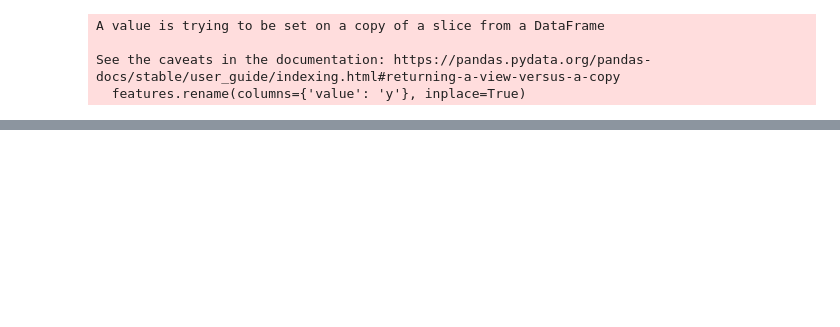
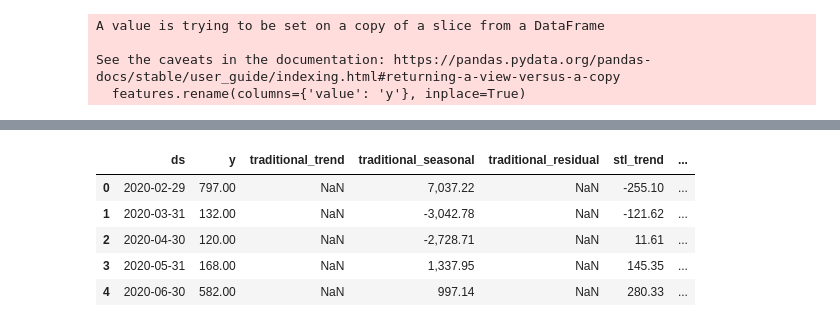
Before and after one commit to achett/Hierarchical-Model, a Jupyter notebook: Bayesian_Hierarchical_Model.ipynb, the cells around one changed output, grey strips where cells are left out. Drawn from its saved outputs; the diff is of its cells as text; code cells hidden in the pictures; blank space fills up the shorter version.

```diff
--- a/Bayesian_Hierarchical_Model.ipynb
+++ b/Bayesian_Hierarchical_Model.ipynb
@@ -721,3 +723,8 @@ lgbm_fct.head()
+# %%
+########################
+# XTREND - GROWTH
+########################
+volume_act = volume_act[~volume_act['unique_id'].isin(new_ids)]
 # %%
 ########################
 # METRICS
@@ -842,3 +857,77 @@ data2plot.head()
+# %%
+########################
+# DECOMPOSITION
+########################
+import pandas as pd
+from statsmodels.tsa.seasonal import seasonal_decompose, STL
+
+def decompose_series(df, frequency='M'):
+    # Create an empty DataFrame to store results
+    results_df = pd.DataFrame()
+
+    # Iterate through each unique_id in the DataFrame
+    for unique_id in df['unique_id'].unique():
+        # Filter the DataFrame for the unique_id
+        group = df[df['unique_id'] == unique_id]
+
+        # Convert 'ds' to datetime if not already and sort values
+        group = group.sort_values('ds')
+
+        # Find the first non-zero 'y' value
+        start_index = group.loc[group['y'] > 0].index.min()
+
+        # Subset the DataFrame from the first non-zero 'y'
+        if pd.notnull(start_index):
+            subset = group.loc[start_index:]
+
+            # Resample and fill missing values if necessary
+            subset.set_index('ds', inplace=True)
+            subset_resampled = subset.resample(frequency).mean(numeric_only=True).ffill()
+
+            # Determine the period for decomposition based on the number of observations
+            if len(subset_resampled) < 24:
+                period = 6  # Ensure period is odd for STL, adjust if necessary
+            else:
+                period = 12  # Ensure period is odd for STL, adjust if necessary
+
+            # Make period odd for STL if it's not
+            if period % 2 == 0:
+                period += 1
+
+            # Apply traditional decomposition if there are enough data points
+            if len(subset_resampled) >= 2 * period:  # Ensure enough data for traditional decomposition
+                traditional_decomp = seasonal_decompose(subset_resampled['y'], model='additive', period=max(period, 2))
+                subset_resampled['traditional_trend'] = traditional_decomp.trend
+                subset_resampled['traditional_seasonal'] = traditional_decomp.seasonal
+                subset_resampled['traditional_residual'] = traditional_decomp.resid
+
+            # Apply STL decomposition if there are enough data points
+            if len(subset_resampled) >= 2 * period:  # Ensure enough data for STL decomposition
+                stl = STL(subset_resampled['y'], seasonal=period, robust=True)  # Adjust parameters as needed
+                stl_result = stl.fit()
+                subset_resampled['stl_trend'] = stl_result.trend
+                subset_resampled['stl_seasonal'] = stl_result.seasonal
+                subset_resampled['stl_residual'] = stl_result.resid
+
+            # Reset index to move 'ds' from index back to column
+            subset_resampled.reset_index(inplace=True)
+            subset_resampled['unique_id'] = unique_id  # Add the unique_id column to the subset
+
+            # Concatenate the results
+            results_df = pd.concat([results_df, subset_resampled], ignore_index=True)
+
+    return results_df
+
+# Apply the function to your DataFrame
+decomposed_results = decompose_series(volume_act, frequency='M')  # You can change the frequency as needed
+decomposed_results.head()
+# %% [output]
+|  | ds | y | traditional_trend | traditional_seasonal | traditional_residual | stl_trend | ... |
+| 0 | 2020-02-29 | 797.00 | NaN | 7,037.22 | NaN | -255.10 | ... |
+| 1 | 2020-03-31 | 132.00 | NaN | -3,042.78 | NaN | -121.62 | ... |
+| 2 | 2020-04-30 | 120.00 | NaN | -2,728.71 | NaN | 11.61 | ... |
+| 3 | 2020-05-31 | 168.00 | NaN | 1,337.95 | NaN | 145.35 | ... |
+| 4 | 2020-06-30 | 582.00 | NaN | 997.14 | NaN | 280.33 | ... |
 # %%
 ########################
 # PLOT
```
Also changed, not shown: parts of 23 cells of this notebook.
